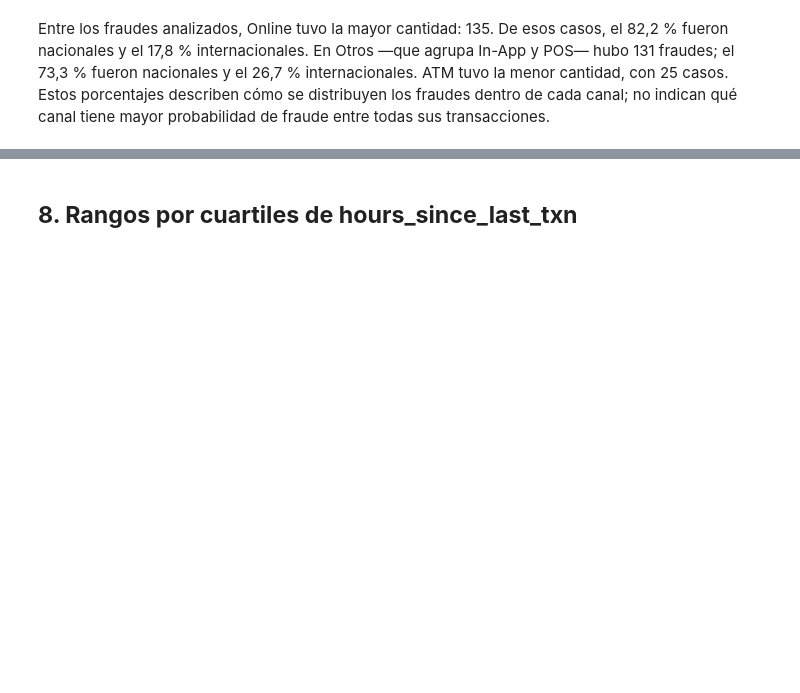
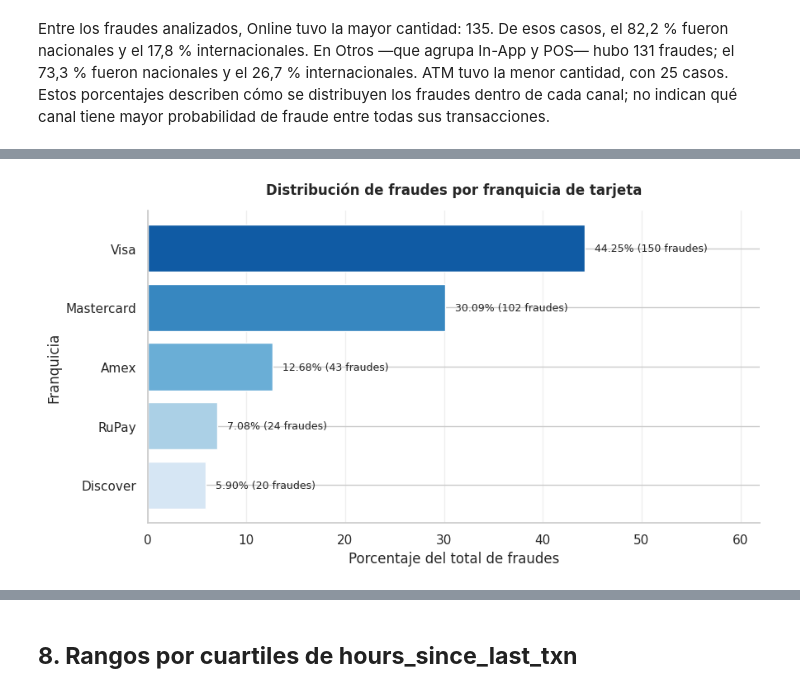
Before and after one commit to nashlypilar-collab/Intro_ciencia_tarea_grupo, a Jupyter notebook: FraudesTDC.ipynb, the cells around one changed output, grey strips where cells are left out. Cells and saved outputs as stored; diff of their text form; code cells hidden in the pictures; blank space fills up the shorter version.

```diff
--- a/FraudesTDC.ipynb
+++ b/FraudesTDC.ipynb
@@ -1015,0 +966,80 @@ En los datos, el porcentaje de fraude aumenta entre los grupos con cero, uno y d
+# %%
+
+
+# Conservar únicamente las transacciones marcadas como fraude
+df_solo_fraudes = df_fraude.loc[
+    df_fraude["is_fraud"] == True
+].copy()
+
+# Contar los fraudes por franquicia
+tabla_fraudes_franquicia = (
+    df_solo_fraudes
+    .groupby("card_type", observed=True)
+    .size()
+    .to_frame(name="fraudes")
+)
+
+# Calcular el porcentaje del total de fraudes
+# que representa cada franquicia
+total_fraudes = tabla_fraudes_franquicia["fraudes"].sum()
+
+tabla_fraudes_franquicia["porcentaje_del_total_de_fraudes"] = (
+    100 * tabla_fraudes_franquicia["fraudes"] / total_fraudes
+)
+
+# Mostrar primero la franquicia con más fraudes
+tabla_fraudes_franquicia = tabla_fraudes_franquicia.sort_values(
+    "fraudes",
+    ascending=False
+)
+
+display(tabla_fraudes_franquicia.round(2))
+
+# Ordenar las barras para que la franquicia con más fraudes
+# aparezca arriba
+tabla_grafico = tabla_fraudes_franquicia.sort_values(
+    "porcentaje_del_total_de_fraudes",
+    ascending=True
+)
+
+# Crear gráfico horizontal
+sns.set_theme(style="whitegrid")
+
+fig, ax = plt.subplots(figsize=(9, 5))
+
+colores = sns.color_palette("Blues", n_colors=len(tabla_grafico))
+
+barras = ax.barh(
+    tabla_grafico.index.astype(str),
+    tabla_grafico["porcentaje_del_total_de_fraudes"],
+    color=colores
+)
+
+# Agregar porcentaje y cantidad al final de cada barra
+for barra, (_, fila) in zip(barras, tabla_grafico.iterrows()):
+    ax.text(
+        barra.get_width() + 1,
+        barra.get_y() + barra.get_height() / 2,
+        f'{fila["porcentaje_del_total_de_fraudes"]:.2f}% '
+        f'({int(fila["fraudes"])} fraudes)',
+        va="center",
+        fontsize=9
+    )
+
+ax.set_title(
+    "Distribución de fraudes por franquicia de tarjeta",
+    weight="bold",
+    pad=14
+)
+ax.set_xlabel("Porcentaje del total de fraudes")
+ax.set_ylabel("Franquicia")
+ax.set_xlim(
+    0,
+    tabla_grafico["porcentaje_del_total_de_fraudes"].max() * 1.4
+)
+ax.grid(axis="x", alpha=0.3)
+
+sns.despine()
+plt.tight_layout()
+plt.show()
+# %% [output]
@@ -1015,0 +1053 @@ En los datos, el porcentaje de fraude aumenta entre los grupos con cero, uno y d
+[figure, added]
```
Also changed, not shown: parts of 11 cells of this notebook.
